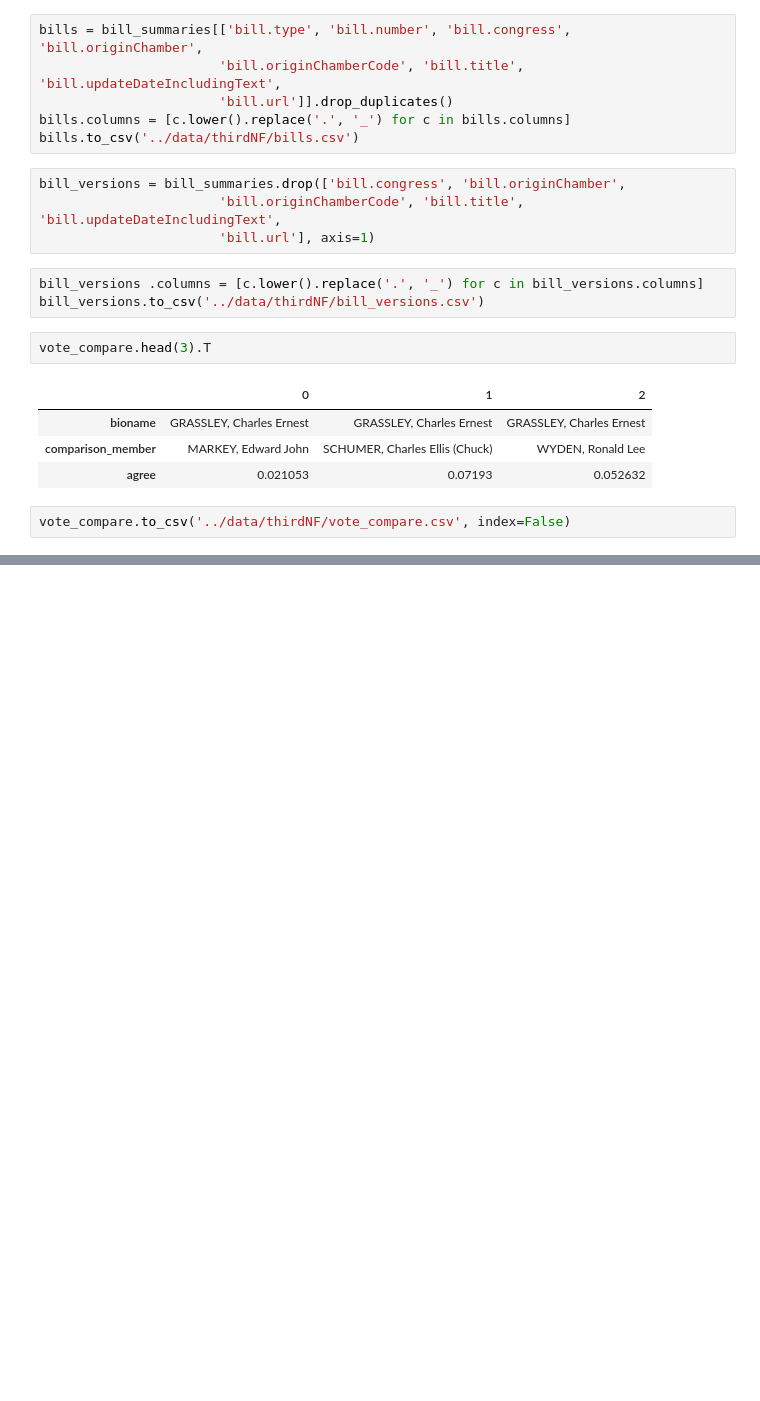
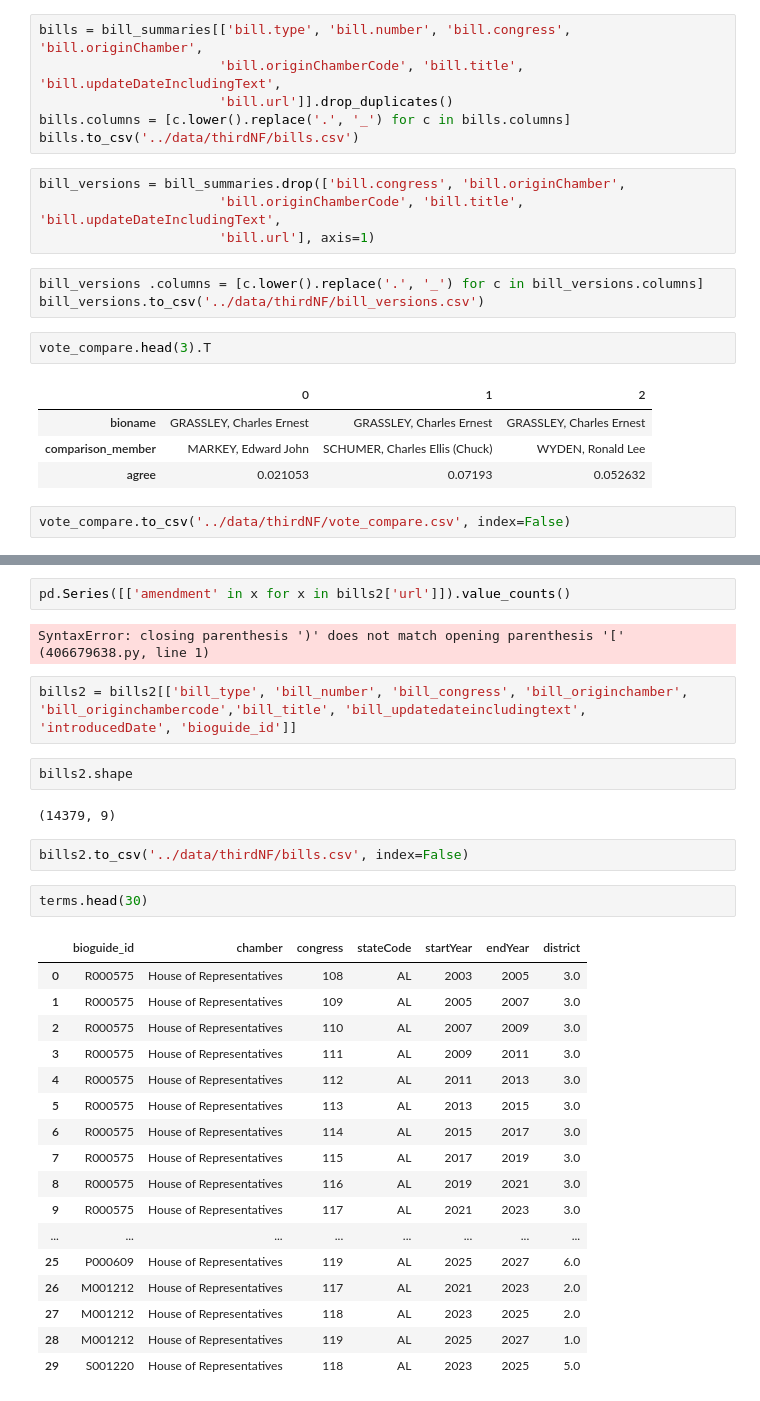
Before and after one commit to CastelAndres/DS6600Project, a Jupyter notebook: notebooks/schema.ipynb, the cells around one changed output, grey strips where cells are left out. Drawn from its saved outputs; the diff is of its cells as text; blank space fills up the shorter version.

```diff
--- a/notebooks/schema.ipynb
+++ b/notebooks/schema.ipynb
@@ -268,0 +328,32 @@ vote_compare.to_csv('../data/thirdNF/vote_compare.csv', index=False)
+# %%
+pd.Series([['amendment' in x for x in bills2['url']]).value_counts()
+# %% [output]
+SyntaxError: closing parenthesis ')' does not match opening parenthesis '[' (406679638.py, line 1)
+# %%
+bills2 = bills2[['bill_type', 'bill_number', 'bill_congress', 'bill_originchamber',  'bill_originchambercode','bill_title', 'bill_updatedateincludingtext', 'introducedDate', 'bioguide_id']]
+# %%
+bills2.shape
+# %% [output]
+(14379, 9)
+# %%
+bills2.to_csv('../data/thirdNF/bills.csv', index=False)
+# %%
+terms.head(30)
+# %% [output]
+|  | bioguide_id | chamber | congress | stateCode | startYear | endYear | district |
+| 0 | R000575 | House of Representatives | 108 | AL | 2003 | 2005 | 3.0 |
+| 1 | R000575 | House of Representatives | 109 | AL | 2005 | 2007 | 3.0 |
+| 2 | R000575 | House of Representatives | 110 | AL | 2007 | 2009 | 3.0 |
+| 3 | R000575 | House of Representatives | 111 | AL | 2009 | 2011 | 3.0 |
+| 4 | R000575 | House of Representatives | 112 | AL | 2011 | 2013 | 3.0 |
+| 5 | R000575 | House of Representatives | 113 | AL | 2013 | 2015 | 3.0 |
+| 6 | R000575 | House of Representatives | 114 | AL | 2015 | 2017 | 3.0 |
+| 7 | R000575 | House of Representatives | 115 | AL | 2017 | 2019 | 3.0 |
+| 8 | R000575 | House of Representatives | 116 | AL | 2019 | 2021 | 3.0 |
+| 9 | R000575 | House of Representatives | 117 | AL | 2021 | 2023 | 3.0 |
+| ... | ... | ... | ... | ... | ... | ... | ... |
+| 25 | P000609 | House of Representatives | 119 | AL | 2025 | 2027 | 6.0 |
+| 26 | M001212 | House of Representatives | 117 | AL | 2021 | 2023 | 2.0 |
+| 27 | M001212 | House of Representatives | 118 | AL | 2023 | 2025 | 2.0 |
+| 28 | M001212 | House of Representatives | 119 | AL | 2025 | 2027 | 1.0 |
+| 29 | S001220 | House of Representatives | 118 | AL | 2023 | 2025 | 5.0 |
```
Also changed, not shown: parts of 18 cells of this notebook, 2 other files.
